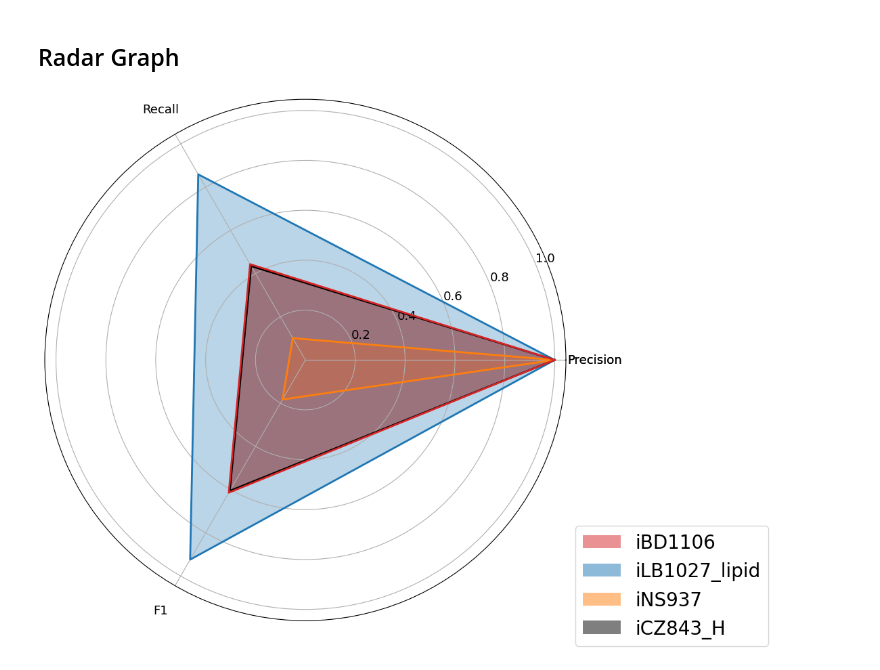
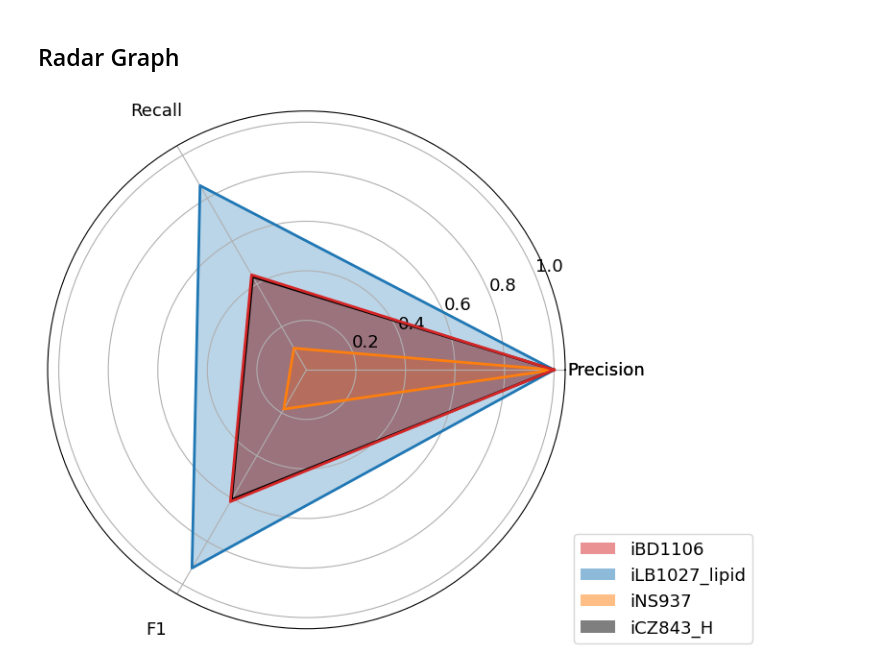
Before and after one commit to AdrianoSilva19/Thesis_Suport, a Jupyter notebook: RdKit_Lipid_GEMA/Graph_results.ipynb, the cells around one changed output. Saved outputs shown, nothing was run; the diff lists cells and outputs as text; code cells hidden in the pictures.

```diff
--- a/RdKit_Lipid_GEMA/Graph_results.ipynb
+++ b/RdKit_Lipid_GEMA/Graph_results.ipynb
@@ -237,33 +247,33 @@ iNS937 = [*iNS937, iNS937[0]]
 iBD1106 = [*iBD1106, iBD1106[0]]
 
 # creating the plot
 label_loc = np.linspace(start=0, stop=2 * np.pi, num=len(lithologies))
 
-fig, ax = plt.subplots(figsize=(10,10), subplot_kw=dict(polar=True))
+fig, ax = plt.subplots(figsize=(8,7), subplot_kw=dict(polar=True))
 
 ax.plot(label_loc, iLB1027_lipid, lw=2,c='C0')
 ax.plot(label_loc, iCZ843_H, lw=2,c='black')
 ax.plot(label_loc, iNS937, lw=2,c='C1')
 ax.plot(label_loc, iBD1106, lw=2,c='C3')
 
 ax.fill(label_loc, iLB1027_lipid,alpha=0.3,c='C0')
 ax.fill(label_loc, iCZ843_H, alpha=0.3,c='black')
 ax.fill(label_loc, iNS937, alpha=0.3,c='C1')
 ax.fill(label_loc, iBD1106, alpha=0.3,c='C3')
 
 #Create legend
 iLB1027_lipid_legend = Patch(facecolor='C0', alpha=0.5, label='iLB1027_lipid')
 iCZ843_H_legend = Patch(facecolor='black', alpha=0.5, label='iCZ843_H')
 iNS937_legend = Patch(facecolor='C1', alpha=0.5, label='iNS937')
 iBD1106_legend = Patch(facecolor='C3', alpha=0.5, label='iBD1106')
 
 ax.legend(handles=[iBD1106_legend, iLB1027_lipid_legend,iNS937_legend,iCZ843_H_legend],
-              bbox_to_anchor=(1, 0.2), fontsize=20,
+              bbox_to_anchor=(1, 0.2), fontsize=13,
               frameon=True)
 
 lines, labels = plt.thetagrids(np.degrees(label_loc), labels=lithologies)
 ax.tick_params(axis='both', which='major', pad=20, labelsize=13)
 
 plt.show()
 # %% [output]
-[figure, old version]
+[figure, new version]
```
Also changed, not shown: parts of 3 cells of this notebook, 10 other files.
